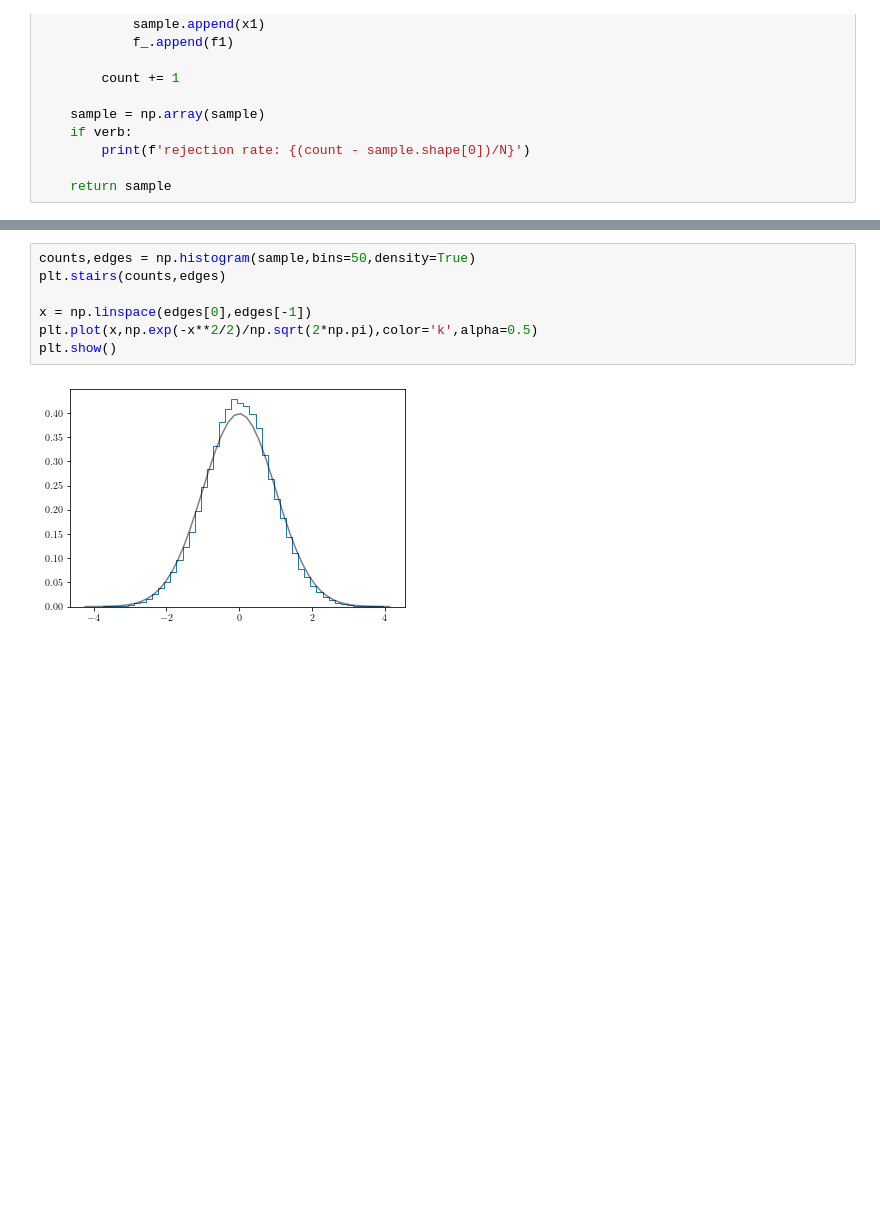
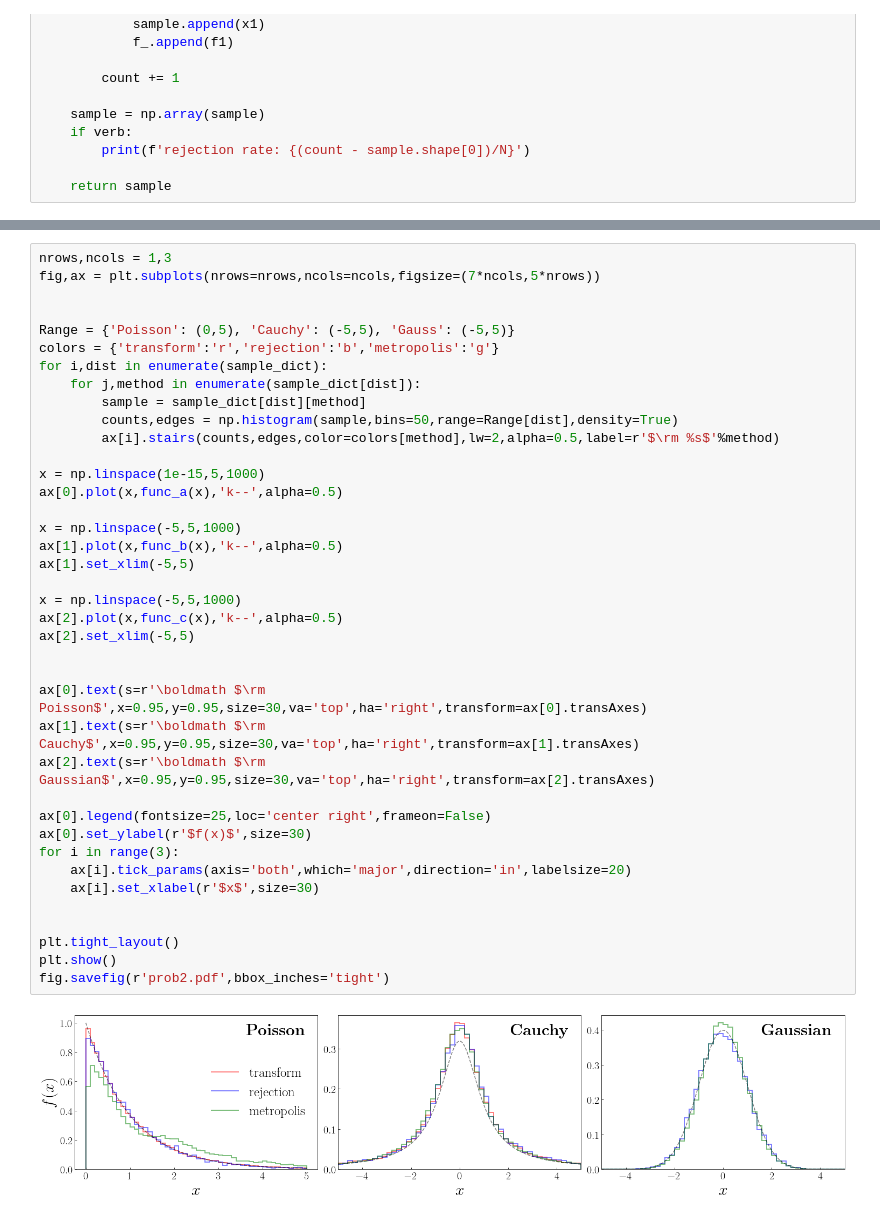
Before and after one commit to rwhitehill/CP-PHYS811-F24, a Jupyter notebook: HW2/main.ipynb, the cells around one changed output, grey strips where cells are left out. Cells and saved outputs as stored; diff of their text form; blank space fills up the shorter version.

```diff
--- a/HW2/main.ipynb
+++ b/HW2/main.ipynb
@@ -158,9 +194,41 @@ rejection rate: 0.24259
 # %%
-counts,edges = np.histogram(sample,bins=50,density=True)
-plt.stairs(counts,edges)
+nrows,ncols = 1,3
+fig,ax = plt.subplots(nrows=nrows,ncols=ncols,figsize=(7*ncols,5*nrows))
 
-x = np.linspace(edges[0],edges[-1])
-plt.plot(x,np.exp(-x**2/2)/np.sqrt(2*np.pi),color='k',alpha=0.5)
+
+Range = {'Poisson': (0,5), 'Cauchy': (-5,5), 'Gauss': (-5,5)}
+colors = {'transform':'r','rejection':'b','metropolis':'g'}
+for i,dist in enumerate(sample_dict):
+    for j,method in enumerate(sample_dict[dist]):
+        sample = sample_dict[dist][method]
+        counts,edges = np.histogram(sample,bins=50,range=Range[dist],density=True)
+        ax[i].stairs(counts,edges,color=colors[method],lw=2,alpha=0.5,label=r'$\rm %s$'%method)
+
+x = np.linspace(1e-15,5,1000)
+ax[0].plot(x,func_a(x),'k--',alpha=0.5)
+
+x = np.linspace(-5,5,1000)
+ax[1].plot(x,func_b(x),'k--',alpha=0.5)
+ax[1].set_xlim(-5,5)
+
+x = np.linspace(-5,5,1000)
+ax[2].plot(x,func_c(x),'k--',alpha=0.5)
+ax[2].set_xlim(-5,5)
+
+
+ax[0].text(s=r'\boldmath $\rm Poisson$',x=0.95,y=0.95,size=30,va='top',ha='right',transform=ax[0].transAxes)
+ax[1].text(s=r'\boldmath $\rm Cauchy$',x=0.95,y=0.95,size=30,va='top',ha='right',transform=ax[1].transAxes)
+ax[2].text(s=r'\boldmath $\rm Gaussian$',x=0.95,y=0.95,size=30,va='top',ha='right',transform=ax[2].transAxes)
+
+ax[0].legend(fontsize=25,loc='center right',frameon=False)
+ax[0].set_ylabel(r'$f(x)$',size=30)
+for i in range(3):
+    ax[i].tick_params(axis='both',which='major',direction='in',labelsize=20)
+    ax[i].set_xlabel(r'$x$',size=30)
+
+
+plt.tight_layout()
 plt.show()
+fig.savefig(r'prob2.pdf',bbox_inches='tight')
 # %% [output]
-[figure, old version]
+[figure, new version]
```
Also changed, not shown: parts of 11 cells of this notebook, 21 other files.
